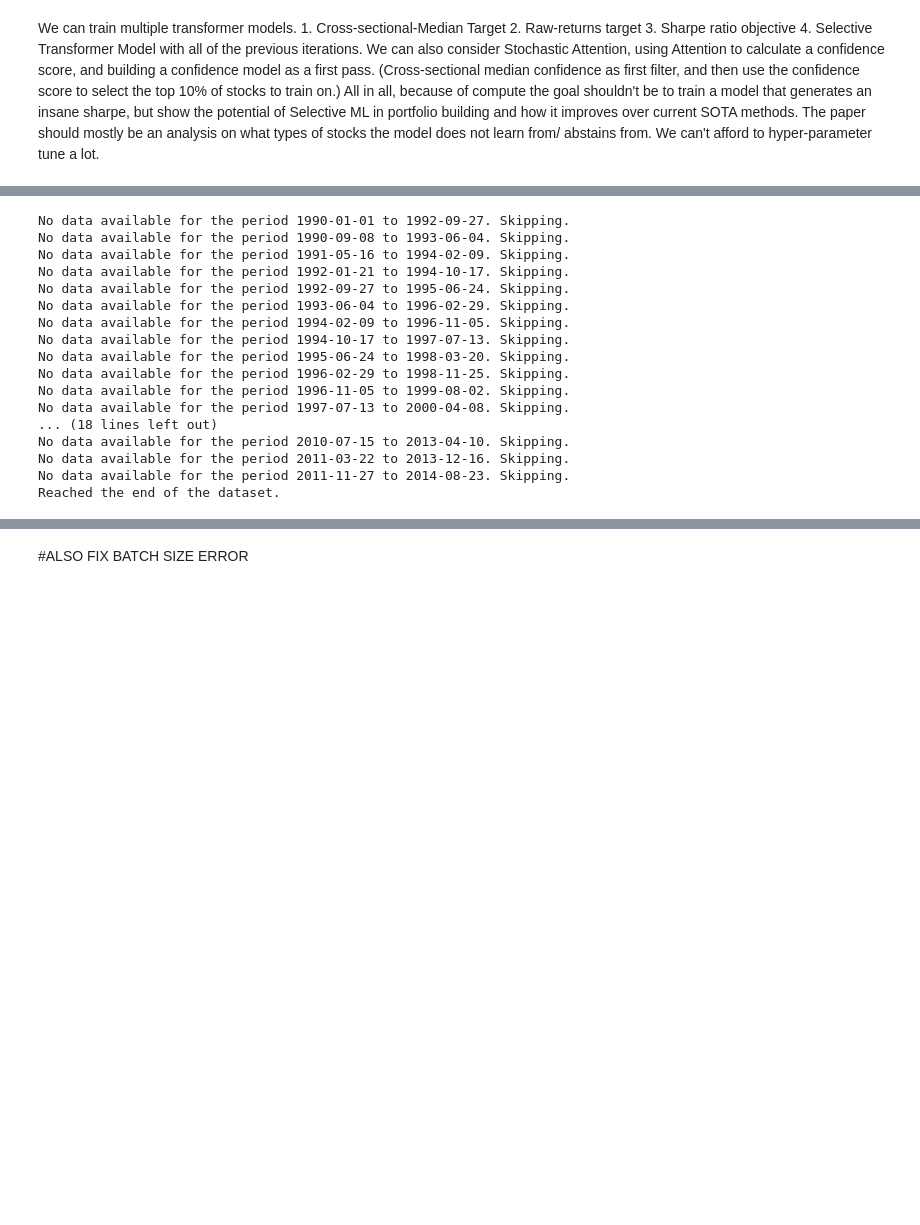
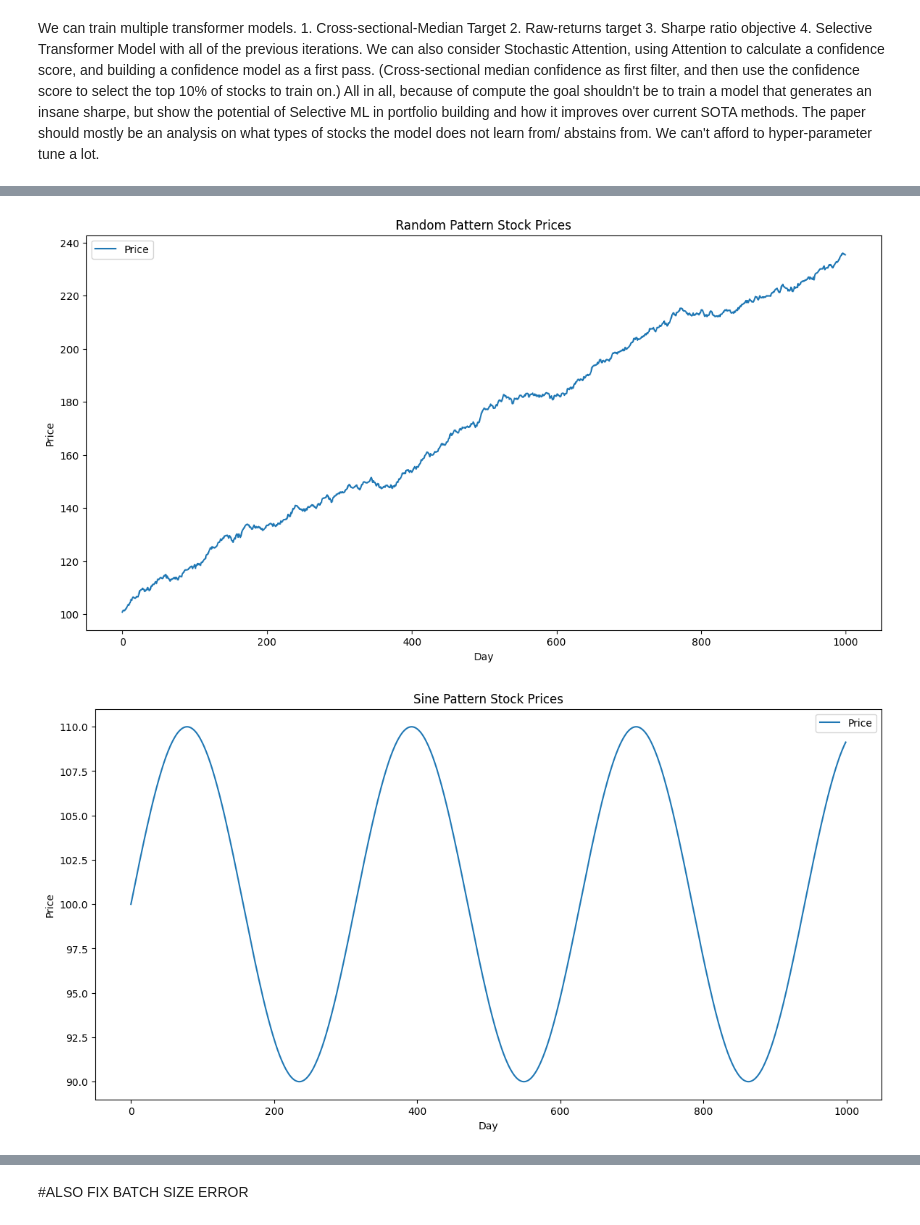
Before and after one commit to Kibitz117/Thesis, a Jupyter notebook: models/transformer_model.ipynb, the cells around one changed output, grey strips where cells are left out. Saved outputs shown, nothing was run; the diff lists cells and outputs as text; code cells hidden in the pictures; blank space fills up the shorter version.

Commit message:
Toy dataset playground added, Transformer successfully learns

```diff
--- a/models/transformer_model.ipynb
+++ b/models/transformer_model.ipynb
@@ -107,17 +132,20 @@ df=df[df['date'].dt.year==2014]
 # %%
-# import matplotlib.pyplot as plt
+import matplotlib.pyplot as plt
 
-# # Add this function to plot the generated stock data
-# def plot_stock_data(prices, title='Stock Prices'):
-#     plt.figure(figsize=(14, 7))
-#     plt.plot(prices, label='Price')
-#     plt.title(title)
-#     plt.xlabel('Day')
-#     plt.ylabel('Price')
-#     plt.legend()
-#     plt.show()
+# Add this function to plot the generated stock data
+def plot_stock_data(prices, title='Stock Prices'):
+    plt.figure(figsize=(14, 7))
+    plt.plot(prices, label='Price')
+    plt.title(title)
+    plt.xlabel('Day')
+    plt.ylabel('Price')
+    plt.legend()
+    plt.show()
 
-# # Generate and plot data for each pattern
-# for pattern in patterns:
-#     prices = generate_individual_stock_data(num_days=num_days, pattern=pattern, start_price=100)
-#     plot_stock_data(prices, title=f'{pattern.capitalize()} Pattern Stock Prices')
+# Generate and plot data for each pattern
+for pattern in patterns:
+    prices = generate_individual_stock_data(num_days=num_days, pattern=pattern, start_price=100)
+    plot_stock_data(prices, title=f'{pattern.capitalize()} Pattern Stock Prices')
+# %% [output]
+[figure, added]
+[figure, added]
@@ -124,22 +153,4 @@ df=df[df['date'].dt.year==2014]
 # %%
 #Optional parameter target_type: 'cross_sectional_median(default)','buckets(10 buckets)','raw_returns'.
-study_periods=create_study_periods(df,n_periods=23,window_size=240,trade_size=250,train_size=750,forward_roll=250,start_date=datetime(1990,1,1),end_date=datetime(2015,12,31),apply_wavelet_transform=True)
+# study_periods=create_study_periods(df,n_periods=23,window_size=240,trade_size=250,train_size=750,forward_roll=250,start_date=datetime(1990,1,1),end_date=datetime(2015,12,31),apply_wavelet_transform=True)
-# %% [output]
-No data available for the period 1990-01-01 to 1992-09-27. Skipping.
-No data available for the period 1990-09-08 to 1993-06-04. Skipping.
-No data available for the period 1991-05-16 to 1994-02-09. Skipping.
-No data available for the period 1992-01-21 to 1994-10-17. Skipping.
-No data available for the period 1992-09-27 to 1995-06-24. Skipping.
-No data available for the period 1993-06-04 to 1996-02-29. Skipping.
-No data available for the period 1994-02-09 to 1996-11-05. Skipping.
-No data available for the period 1994-10-17 to 1997-07-13. Skipping.
-No data available for the period 1995-06-24 to 1998-03-20. Skipping.
-No data available for the period 1996-02-29 to 1998-11-25. Skipping.
-No data available for the period 1996-11-05 to 1999-08-02. Skipping.
-No data available for the period 1997-07-13 to 2000-04-08. Skipping.
-... (18 lines left out)
-No data available for the period 2010-07-15 to 2013-04-10. Skipping.
-No data available for the period 2011-03-22 to 2013-12-16. Skipping.
-No data available for the period 2011-11-27 to 2014-08-23. Skipping.
-Reached the end of the dataset.
 # %%
```
Also changed, not shown: parts of 13 cells of this notebook, 5 other files.
